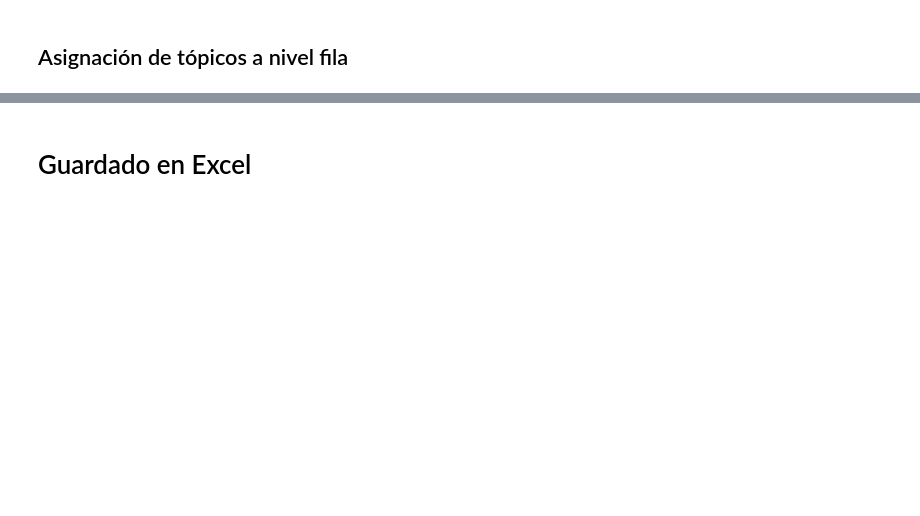
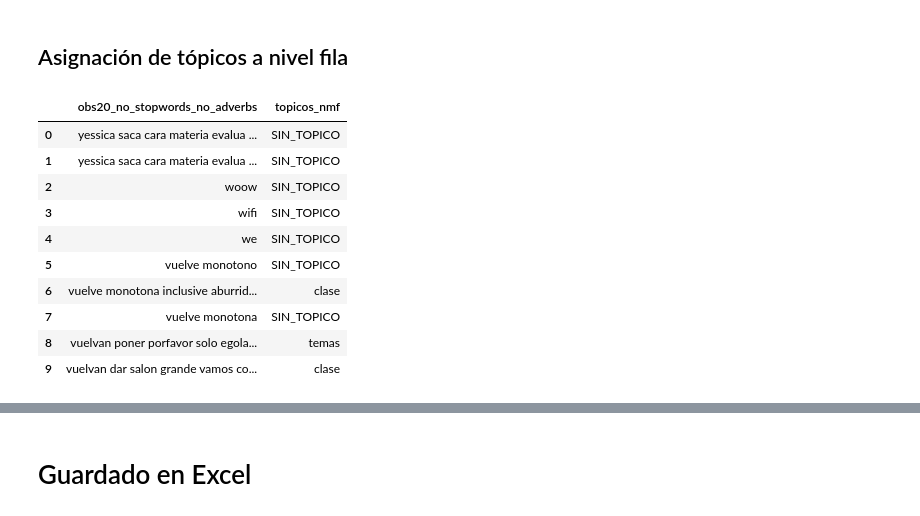
Before and after one commit to julianecheverry/capstonenlpencuestas_mine9, a Jupyter notebook: notebooks/modelo nmf-prueba.ipynb, the cells around one changed output, grey strips where cells are left out. Cells and saved outputs as stored; diff of their text form; code cells hidden in the pictures; blank space fills up the shorter version.

```diff
--- a/notebooks/modelo nmf-prueba.ipynb
+++ b/notebooks/modelo nmf-prueba.ipynb
@@ -500,7 +617,7 @@ VARIANT_CONFIGS = {
 }
 
 # ← Elegir tras inspeccionar visualmente los 4 resultados de plot_top_words
-winning_variant = None  # opciones: "nmf_frobenius", "nmf_kl", "minibatch_frobenius", "minibatch_kl"
+winning_variant = "nmf_frobenius"  # opciones: "nmf_frobenius", "nmf_kl", "minibatch_frobenius", "minibatch_kl"
 # %% [markdown]
 Definir variable `winning_variant`
 # %%
@@ -561,7 +690,7 @@ plt.show()
 # %% [markdown]
 ## Elección de k_final
 # %%
-k_final = None  # ← reemplazar con el valor elegido tras ver el gráfico de refinamiento
+k_final = 14  # ← reemplazar con el valor elegido tras ver el gráfico de refinamiento
 
 assert k_final is not None, "Debes definir k_final tras inspeccionar el gráfico de refinamiento"
 assert k_final in k_range_refine, f"k_final debe estar dentro del rango refinado {list(k_range_refine)}"
@@ -590,7 +725,7 @@ plot_top_words(
 # %% [markdown]
 ## Automatización de nombres de tópicos
 # %%
-def name_topics(model, feature_names, n_words_for_name=1):
+def name_topics(model, feature_names, n_words_for_name=2):
     """
     Asigna un nombre automático a cada tópico, usando la(s) palabra(s)
     de mayor peso en la matriz H (model.components_).
@@ -709,39 +881,51 @@ plt.show()
 # %%
 # Umbral de peso mínimo para que un tópico se considere relevante en una fila
 # (ajustar según el diagnóstico anterior)
-TOPIC_THRESHOLD = 0.15
+TOPIC_THRESHOLD = 0.10
 MAX_TOPICS_PER_ROW = 5
 
 def assign_row_topics(W_normalized, topic_names, threshold=TOPIC_THRESHOLD, max_topics=MAX_TOPICS_PER_ROW):
     """
     Para cada fila, devuelve los nombres de los tópicos cuyo peso normalizado
     supera 'threshold', ordenados de mayor a menor peso, con un máximo de 'max_topics'.
     """
     row_topics = []
 
     for row_weights in W_normalized:
         # índices ordenados de mayor a menor peso
         sorted_idx = np.argsort(row_weights)[::-1]
 
         selected = []
         for idx in sorted_idx:
             if row_weights[idx] >= threshold and len(selected) < max_topics:
                 selected.append(topic_names[idx])
             else:
                 break  # ya no hay más tópicos que superen el umbral (están ordenados)
 
         row_topics.append(", ".join(selected))
 
     return row_topics
 
 
 data["topicos_nmf"] = assign_row_topics(W_normalized, topic_names, TOPIC_THRESHOLD, MAX_TOPICS_PER_ROW)
 
 # Reemplazar filas sin ningún tópico por encima del umbral con la etiqueta "SIN_TOPICO"
 data["topicos_nmf"] = data["topicos_nmf"].replace("", "SIN_TOPICO")
 
 # Vista rápida del resultado
 data[["obs20_no_stopwords_no_adverbs", "topicos_nmf"]].head(10)
+# %% [output]
+|  | obs20_no_stopwords_no_adverbs | topicos_nmf |
+| 0 | yessica saca cara materia evalua ... | SIN_TOPICO |
+| 1 | yessica saca cara materia evalua ... | SIN_TOPICO |
+| 2 | woow | SIN_TOPICO |
+| 3 | wifi | SIN_TOPICO |
+| 4 | we | SIN_TOPICO |
+| 5 | vuelve monotono | SIN_TOPICO |
+| 6 | vuelve monotona inclusive aburrid... | clase |
+| 7 | vuelve monotona | SIN_TOPICO |
+| 8 | vuelvan poner porfavor solo egola... | temas |
+| 9 | vuelvan dar salon grande vamos co... | clase |
 # %%
 # Filas donde ningún tópico superó el umbral (celda 'topicos_nmf' vacía)
 empty_topic_rows = data[data["topicos_nmf"] == "SIN_TOPICO"]
```
Also changed, not shown: parts of 39 cells of this notebook, 9 other files.
